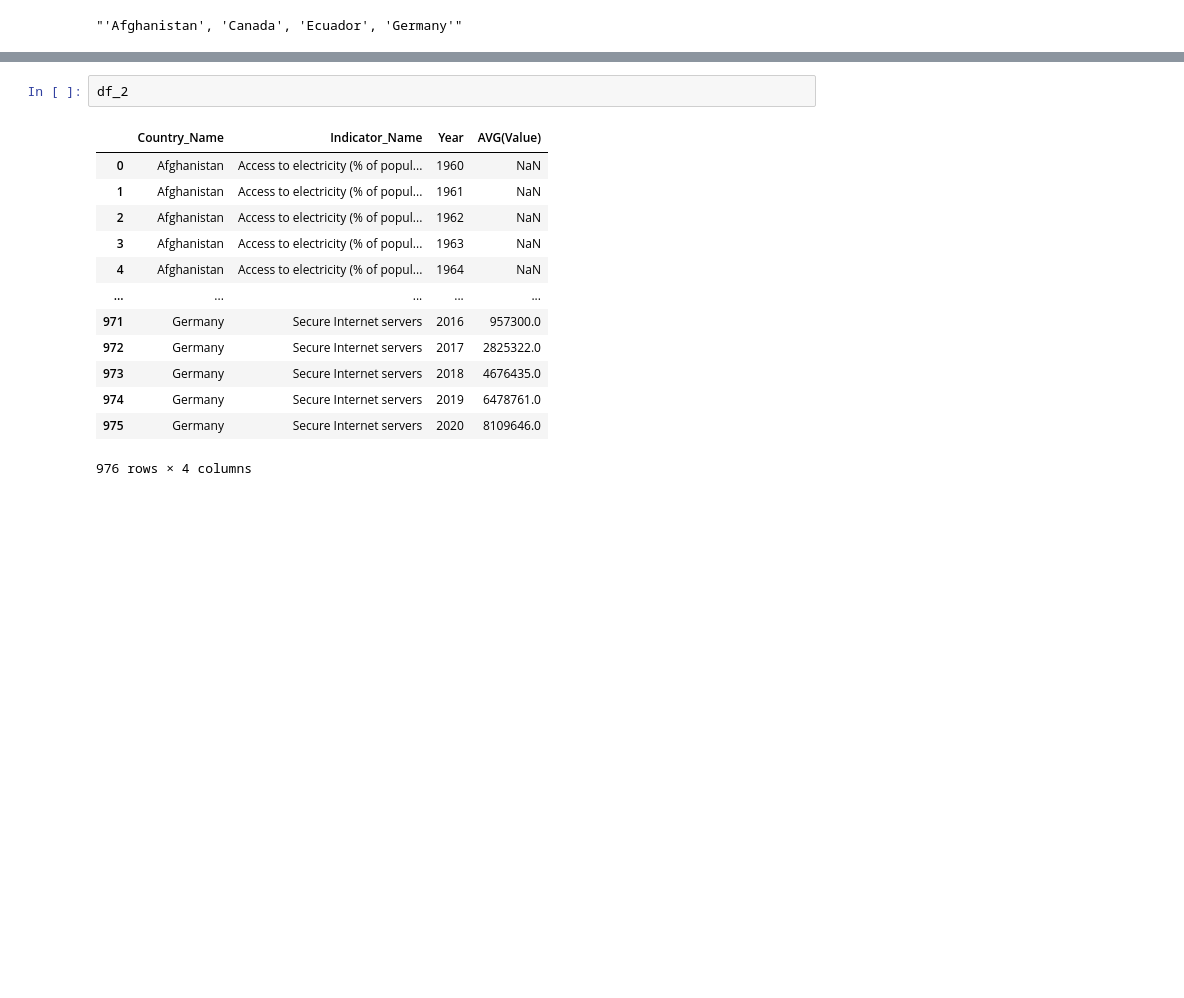
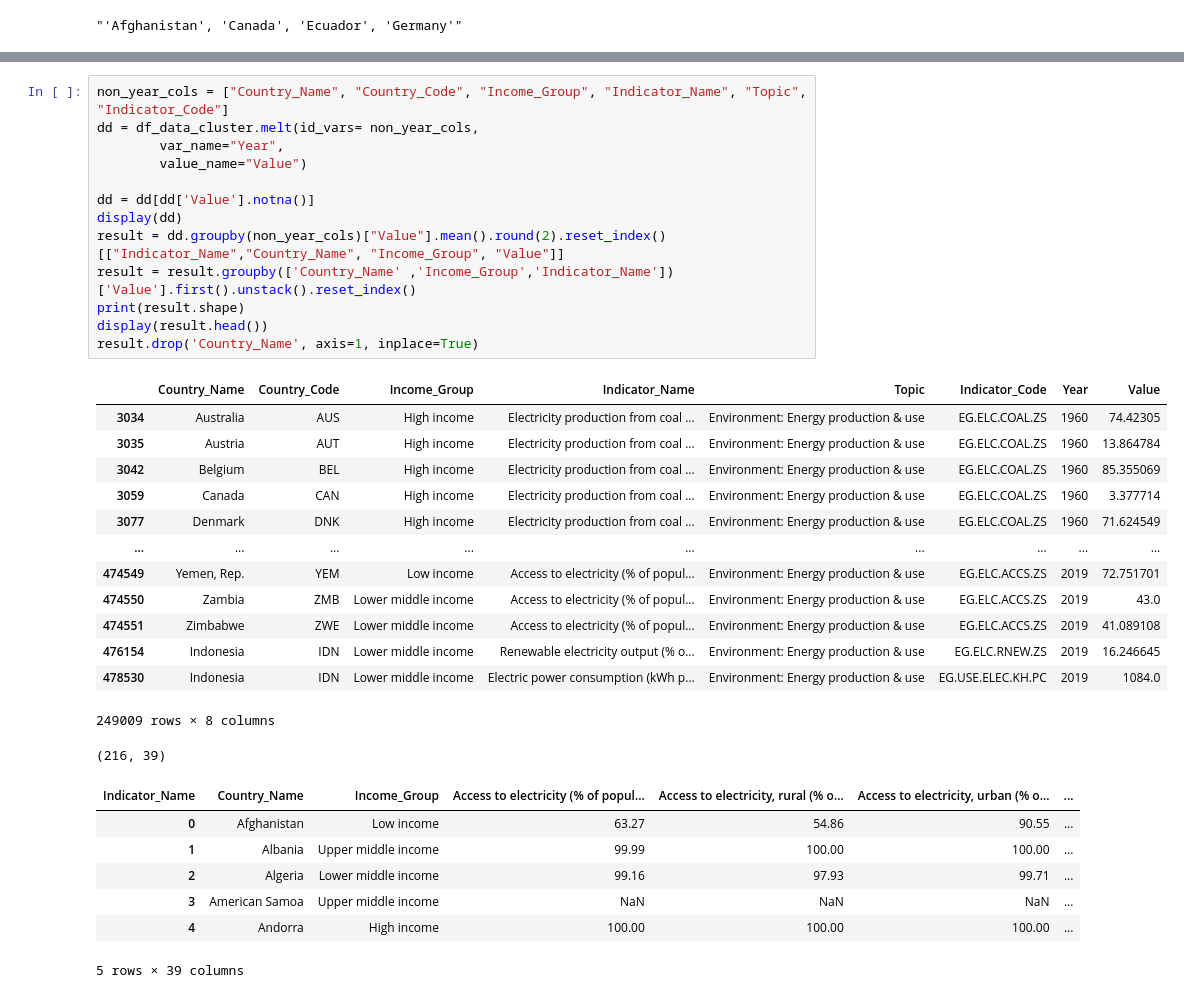
Before and after one commit to akshay-ap/INFOVIS-lab, a Jupyter notebook: assignment-06-project/backend/Data exploration.ipynb, the cells around one changed output, grey strips where cells are left out. Cells and saved outputs as stored; diff of their text form; blank space fills up the shorter version.

```diff
--- a/assignment-06-project/backend/Data exploration.ipynb
+++ b/assignment-06-project/backend/Data exploration.ipynb
@@ -200,16 +204,35 @@ and WDICountry.Income_Group is not NULL;
-# %%
-df_2
-# %% [output]
-|  | Country_Name | Indicator_Name | Year | AVG(Value) |
-| 0 | Afghanistan | Access to electricity (% of popul... | 1960 | NaN |
-| 1 | Afghanistan | Access to electricity (% of popul... | 1961 | NaN |
-| 2 | Afghanistan | Access to electricity (% of popul... | 1962 | NaN |
-| 3 | Afghanistan | Access to electricity (% of popul... | 1963 | NaN |
-| 4 | Afghanistan | Access to electricity (% of popul... | 1964 | NaN |
-| ... | ... | ... | ... | ... |
-| 971 | Germany | Secure Internet servers | 2016 | 957300.0 |
-| 972 | Germany | Secure Internet servers | 2017 | 2825322.0 |
-| 973 | Germany | Secure Internet servers | 2018 | 4676435.0 |
-| 974 | Germany | Secure Internet servers | 2019 | 6478761.0 |
-| 975 | Germany | Secure Internet servers | 2020 | 8109646.0 |
-976 rows × 4 columns
+# %%
+non_year_cols = ["Country_Name", "Country_Code", "Income_Group", "Indicator_Name", "Topic", "Indicator_Code"]
+dd = df_data_cluster.melt(id_vars= non_year_cols,
+        var_name="Year",
+        value_name="Value")
+
+dd = dd[dd['Value'].notna()]
+display(dd)
+result = dd.groupby(non_year_cols)["Value"].mean().round(2).reset_index()[["Indicator_Name","Country_Name", "Income_Group", "Value"]]
+result = result.groupby(['Country_Name' ,'Income_Group','Indicator_Name'])['Value'].first().unstack().reset_index()
+print(result.shape)
+display(result.head())
+result.drop('Country_Name', axis=1, inplace=True)
+# %% [output]
+|  | Country_Name | Country_Code | Income_Group | Indicator_Name | Topic | Indicator_Code | Year | Value |
+| 3034 | Australia | AUS | High income | Electricity production from coal ... | Environment: Energy production & use | EG.ELC.COAL.ZS | 1960 | 74.42305 |
+| 3035 | Austria | AUT | High income | Electricity production from coal ... | Environment: Energy production & use | EG.ELC.COAL.ZS | 1960 | 13.864784 |
+| 3042 | Belgium | BEL | High income | Electricity production from coal ... | Environment: Energy production & use | EG.ELC.COAL.ZS | 1960 | 85.355069 |
+| 3059 | Canada | CAN | High income | Electricity production from coal ... | Environment: Energy production & use | EG.ELC.COAL.ZS | 1960 | 3.377714 |
+| 3077 | Denmark | DNK | High income | Electricity production from coal ... | Environment: Energy production & use | EG.ELC.COAL.ZS | 1960 | 71.624549 |
+| ... | ... | ... | ... | ... | ... | ... | ... | ... |
+| 474549 | Yemen, Rep. | YEM | Low income | Access to electricity (% of popul... | Environment: Energy production & use | EG.ELC.ACCS.ZS | 2019 | 72.751701 |
+| 474550 | Zambia | ZMB | Lower middle income | Access to electricity (% of popul... | Environment: Energy production & use | EG.ELC.ACCS.ZS | 2019 | 43.0 |
+| 474551 | Zimbabwe | ZWE | Lower middle income | Access to electricity (% of popul... | Environment: Energy production & use | EG.ELC.ACCS.ZS | 2019 | 41.089108 |
+| 476154 | Indonesia | IDN | Lower middle income | Renewable electricity output (% o... | Environment: Energy production & use | EG.ELC.RNEW.ZS | 2019 | 16.246645 |
+| 478530 | Indonesia | IDN | Lower middle income | Electric power consumption (kWh p... | Environment: Energy production & use | EG.USE.ELEC.KH.PC | 2019 | 1084.0 |
+249009 rows × 8 columns
+(216, 39)
+| Indicator_Name | Country_Name | Income_Group | Access to electricity (% of popul... | Access to electricity, rural (% o... | Access to electricity, urban (% o... | ... |
+| 0 | Afghanistan | Low income | 63.27 | 54.86 | 90.55 | ... |
+| 1 | Albania | Upper middle income | 99.99 | 100.00 | 100.00 | ... |
+| 2 | Algeria | Lower middle income | 99.16 | 97.93 | 99.71 | ... |
+| 3 | American Samoa | Upper middle income | NaN | NaN | NaN | ... |
+| 4 | Andorra | High income | 100.00 | 100.00 | 100.00 | ... |
+5 rows × 39 columns
```
Also changed, not shown: parts of 25 cells of this notebook, 1 other file.
